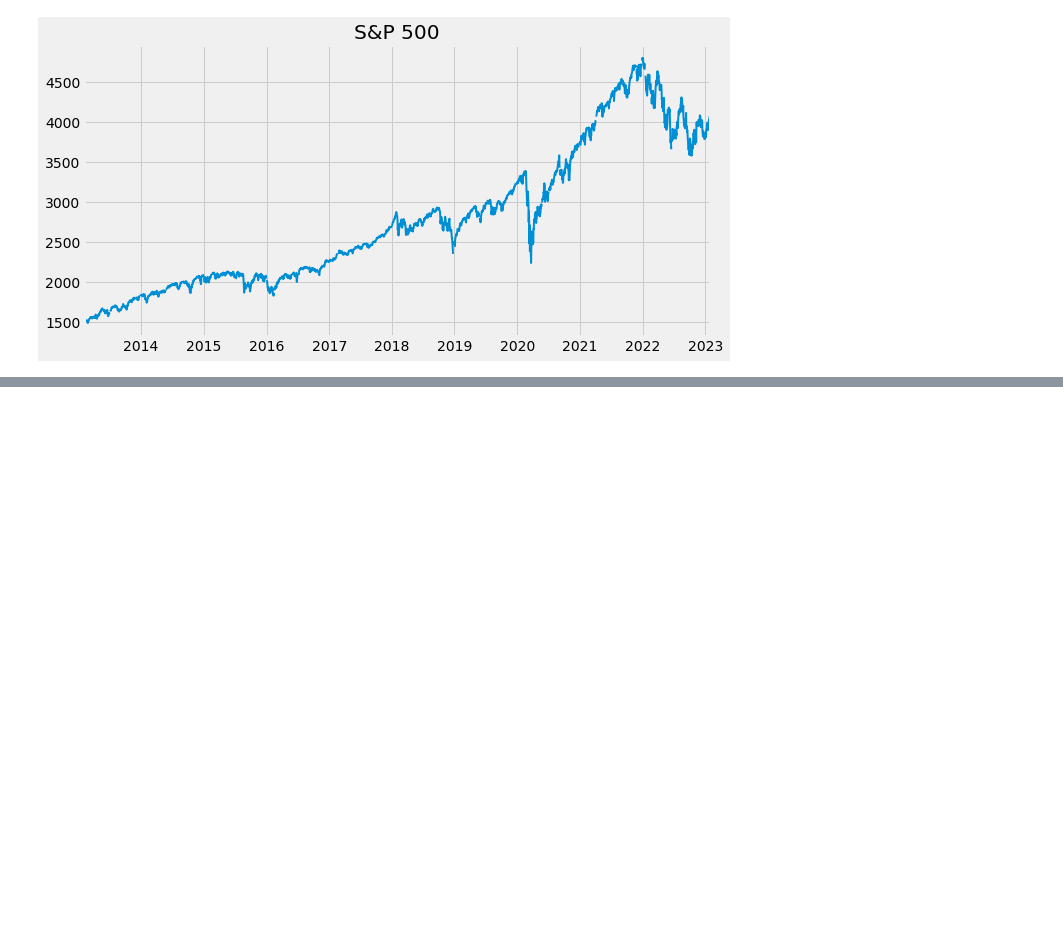
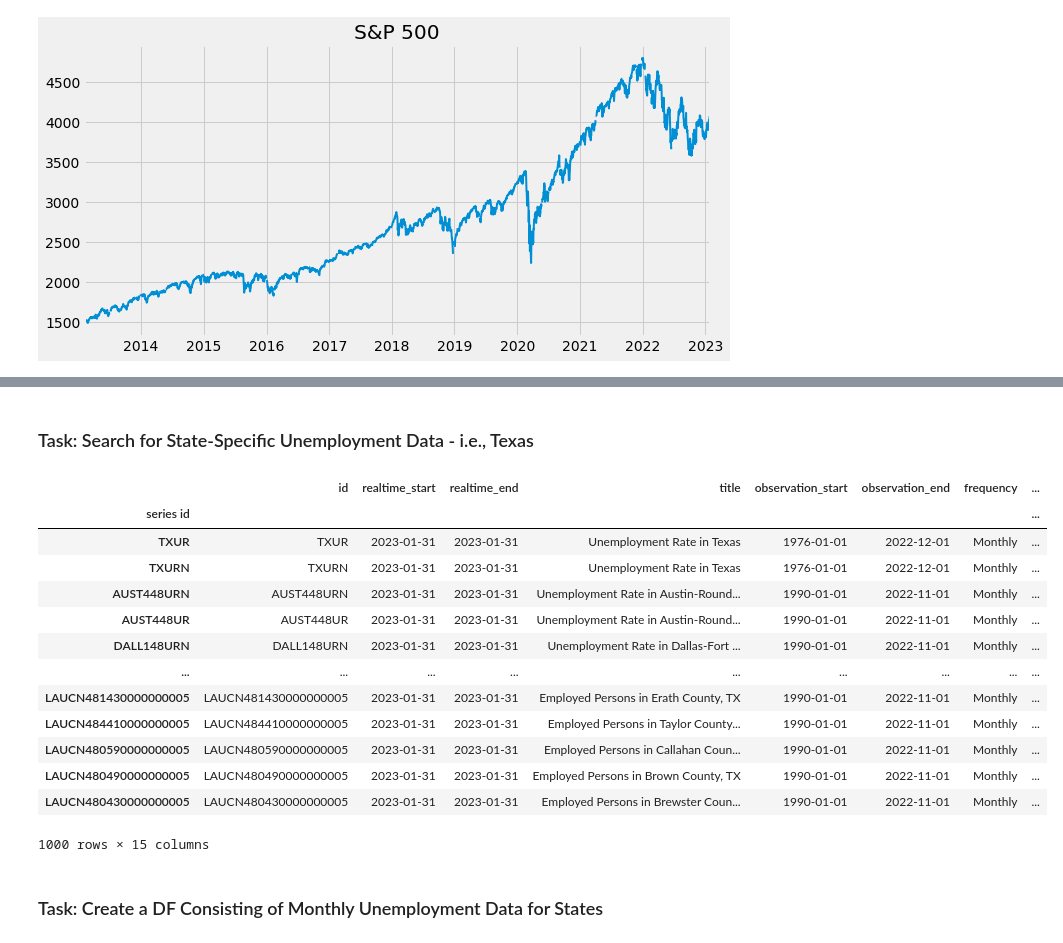
Before and after one commit to benkaan001/pandas_and_beyond, a Jupyter notebook: analyze_data/01_unemployment.ipynb, the cells around one changed output, grey strips where cells are left out. Cells and saved outputs as stored; diff of their text form; code cells hidden in the pictures; blank space fills up the shorter version.

```diff
--- a/analyze_data/01_unemployment.ipynb
+++ b/analyze_data/01_unemployment.ipynb
@@ -107,0 +160,22 @@ plt.show()
+# %% [markdown]
+### Task: Search for State-Specific Unemployment Data - i.e., Texas
+# %%
+# further narrow the search to Monthly data
+fred.search('unemployment state texas', filter=('frequency', 'Monthly'))
+# %% [output]
+|  | id | realtime_start | realtime_end | title | observation_start | observation_end | frequency | ... |
+| series id |  |  |  |  |  |  |  | ... |
+| TXUR | TXUR | 2023-01-31 | 2023-01-31 | Unemployment Rate in Texas | 1976-01-01 | 2022-12-01 | Monthly | ... |
+| TXURN | TXURN | 2023-01-31 | 2023-01-31 | Unemployment Rate in Texas | 1976-01-01 | 2022-12-01 | Monthly | ... |
+| AUST448URN | AUST448URN | 2023-01-31 | 2023-01-31 | Unemployment Rate in Austin-Round... | 1990-01-01 | 2022-11-01 | Monthly | ... |
+| AUST448UR | AUST448UR | 2023-01-31 | 2023-01-31 | Unemployment Rate in Austin-Round... | 1990-01-01 | 2022-11-01 | Monthly | ... |
+| DALL148URN | DALL148URN | 2023-01-31 | 2023-01-31 | Unemployment Rate in Dallas-Fort ... | 1990-01-01 | 2022-11-01 | Monthly | ... |
+| ... | ... | ... | ... | ... | ... | ... | ... | ... |
+| LAUCN481430000000005 | LAUCN481430000000005 | 2023-01-31 | 2023-01-31 | Employed Persons in Erath County, TX | 1990-01-01 | 2022-11-01 | Monthly | ... |
+| LAUCN484410000000005 | LAUCN484410000000005 | 2023-01-31 | 2023-01-31 | Employed Persons in Taylor County... | 1990-01-01 | 2022-11-01 | Monthly | ... |
+| LAUCN480590000000005 | LAUCN480590000000005 | 2023-01-31 | 2023-01-31 | Employed Persons in Callahan Coun... | 1990-01-01 | 2022-11-01 | Monthly | ... |
+| LAUCN480490000000005 | LAUCN480490000000005 | 2023-01-31 | 2023-01-31 | Employed Persons in Brown County, TX | 1990-01-01 | 2022-11-01 | Monthly | ... |
+| LAUCN480430000000005 | LAUCN480430000000005 | 2023-01-31 | 2023-01-31 | Employed Persons in Brewster Coun... | 1990-01-01 | 2022-11-01 | Monthly | ... |
+1000 rows × 15 columns
+# %% [markdown]
+### Task: Create a DF Consisting of Monthly Unemployment Data for States
```
Also changed, not shown: parts of 6 cells of this notebook.
